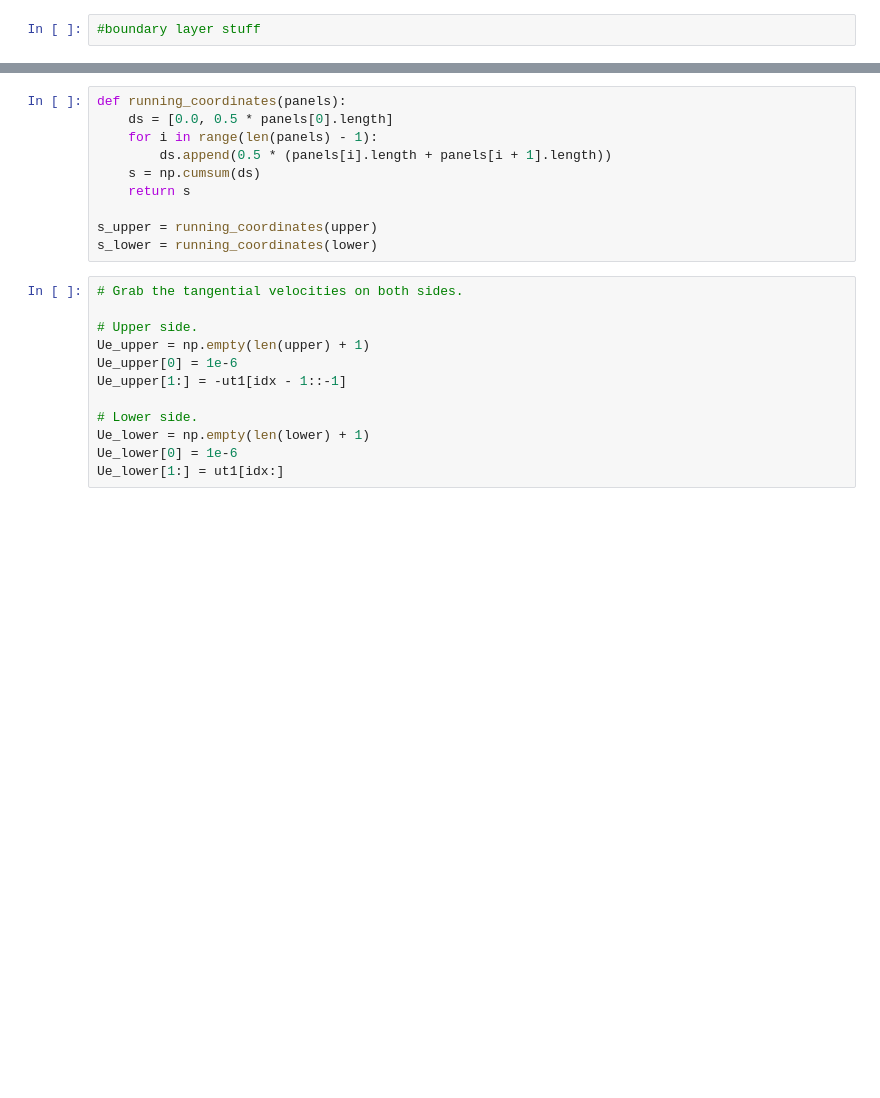
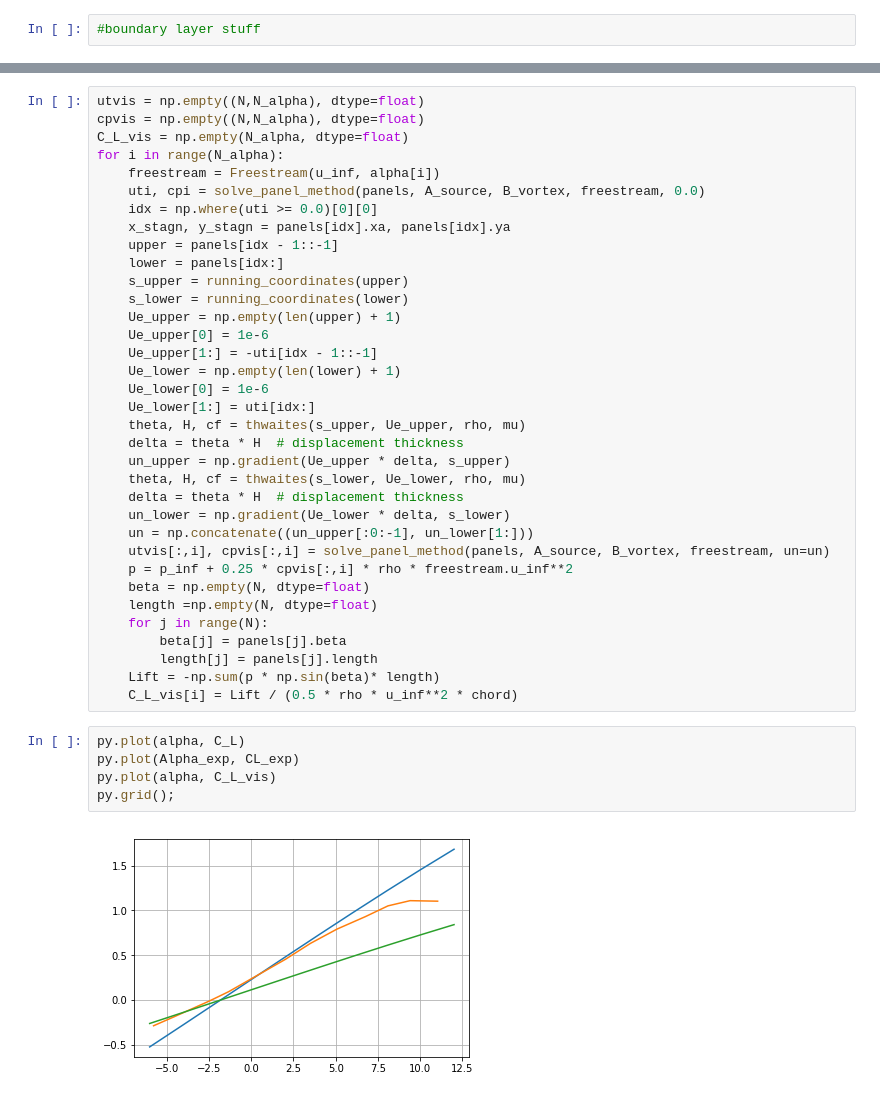
Before and after one commit to gwu-seas-mae6226/AeroPython-studentprojects2019, a Jupyter notebook: Project.ipynb, the cells around one changed output, grey strips where cells are left out. Cells and saved outputs as stored; diff of their text form; blank space fills up the shorter version.

```diff
--- a/Project.ipynb
+++ b/Project.ipynb
@@ -329,22 +285,42 @@ py.axis('scaled', adjustable='box');
-# %%
-def running_coordinates(panels):
-    ds = [0.0, 0.5 * panels[0].length]
-    for i in range(len(panels) - 1):
-        ds.append(0.5 * (panels[i].length + panels[i + 1].length))
-    s = np.cumsum(ds)
-    return s
-
-s_upper = running_coordinates(upper)
-s_lower = running_coordinates(lower)
-# %%
-# Grab the tangential velocities on both sides.
-
-# Upper side.
-Ue_upper = np.empty(len(upper) + 1)
-Ue_upper[0] = 1e-6
-Ue_upper[1:] = -ut1[idx - 1::-1]
-
-# Lower side.
-Ue_lower = np.empty(len(lower) + 1)
-Ue_lower[0] = 1e-6
-Ue_lower[1:] = ut1[idx:]
+# %%
+utvis = np.empty((N,N_alpha), dtype=float)
+cpvis = np.empty((N,N_alpha), dtype=float)
+C_L_vis = np.empty(N_alpha, dtype=float)
+for i in range(N_alpha):
+    freestream = Freestream(u_inf, alpha[i])
+    uti, cpi = solve_panel_method(panels, A_source, B_vortex, freestream, 0.0)
+    idx = np.where(uti >= 0.0)[0][0]
+    x_stagn, y_stagn = panels[idx].xa, panels[idx].ya
+    upper = panels[idx - 1::-1]
+    lower = panels[idx:]
+    s_upper = running_coordinates(upper)
+    s_lower = running_coordinates(lower)
+    Ue_upper = np.empty(len(upper) + 1)
+    Ue_upper[0] = 1e-6
+    Ue_upper[1:] = -uti[idx - 1::-1]
+    Ue_lower = np.empty(len(lower) + 1)
+    Ue_lower[0] = 1e-6
+    Ue_lower[1:] = uti[idx:]
+    theta, H, cf = thwaites(s_upper, Ue_upper, rho, mu)
+    delta = theta * H  # displacement thickness
+    un_upper = np.gradient(Ue_upper * delta, s_upper)
+    theta, H, cf = thwaites(s_lower, Ue_lower, rho, mu)
+    delta = theta * H  # displacement thickness
+    un_lower = np.gradient(Ue_lower * delta, s_lower)
+    un = np.concatenate((un_upper[:0:-1], un_lower[1:]))
+    utvis[:,i], cpvis[:,i] = solve_panel_method(panels, A_source, B_vortex, freestream, un=un)
+    p = p_inf + 0.25 * cpvis[:,i] * rho * freestream.u_inf**2
+    beta = np.empty(N, dtype=float)
+    length =np.empty(N, dtype=float)
+    for j in range(N):
+        beta[j] = panels[j].beta
+        length[j] = panels[j].length
+    Lift = -np.sum(p * np.sin(beta)* length)
+    C_L_vis[i] = Lift / (0.5 * rho * u_inf**2 * chord)
+# %%
+py.plot(alpha, C_L)
+py.plot(Alpha_exp, CL_exp)
+py.plot(alpha, C_L_vis)
+py.grid();
+# %% [output]
+[figure, added]
```
Also changed, not shown: parts of 20 cells of this notebook, 1 other file.
